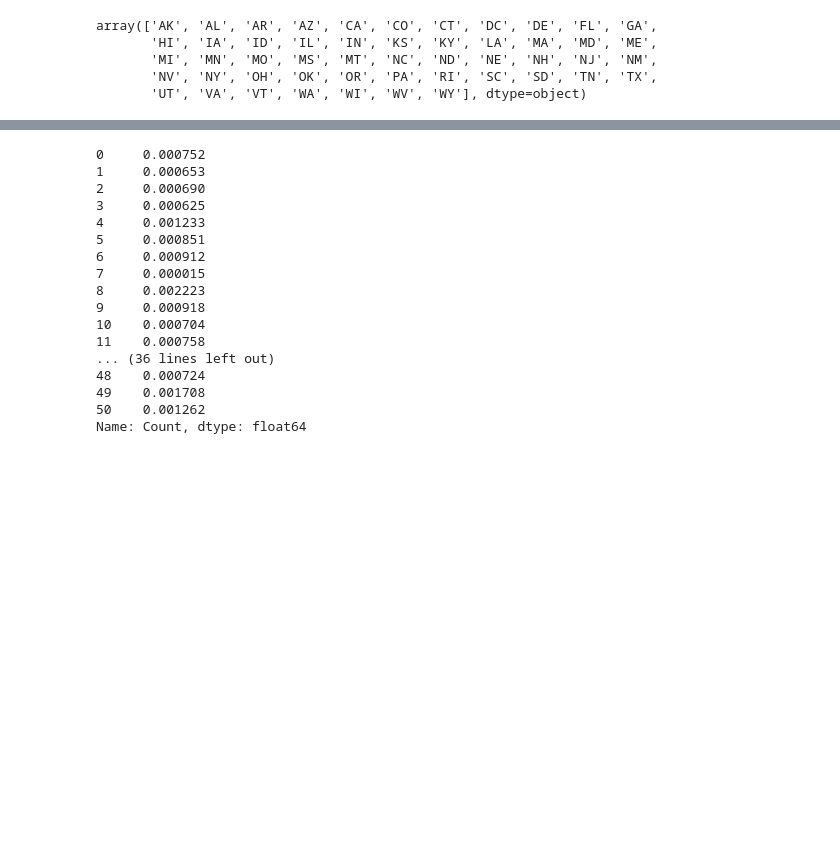
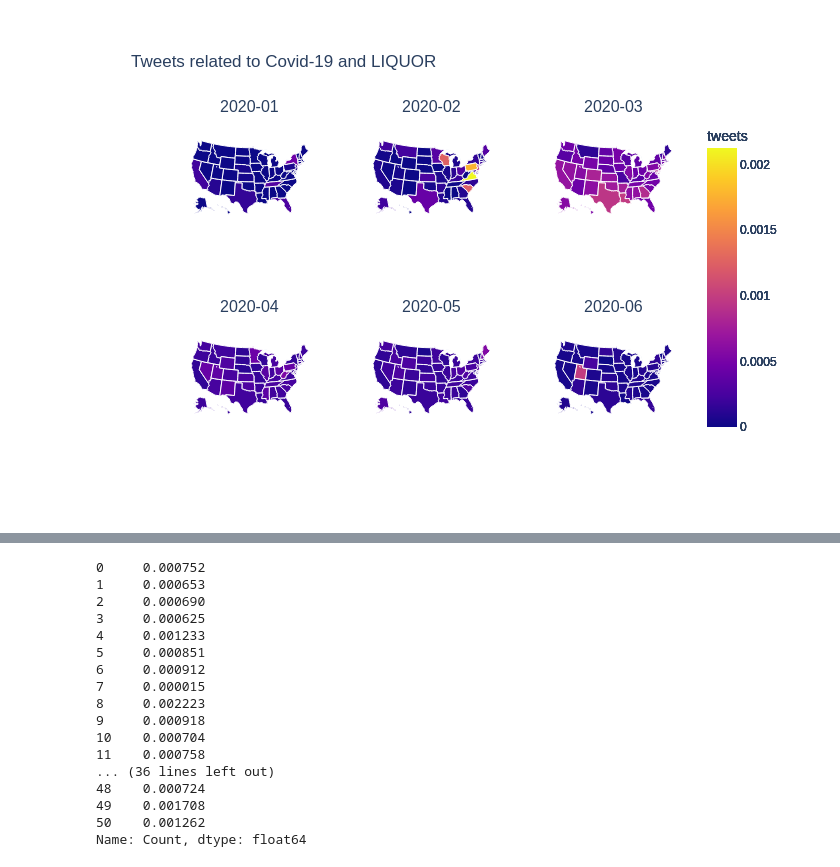
Before and after one commit to JohnOnt/Twitter_Analysis, a Jupyter notebook: choropleth.ipynb, the cells around one changed output, grey strips where cells are left out. Cells and saved outputs as stored; diff of their text form; code cells hidden in the pictures; blank space fills up the shorter version.

Commit message:
Updated Plots

```diff
--- a/choropleth.ipynb
+++ b/choropleth.ipynb
@@ -19,7 +19,7 @@ def fetch_data_kw(kw):
     return df
 
 def fetch_data_cts(date):
-    dir = '/media/johnattan/LaCie/Twitter_Terms/State_Counts/2020-6.csv'
+    dir = '/media/johnattan/LaCie/Twitter_Terms/State_Counts/' + date + '.csv'
     df = pd.read_csv(dir, index_col=None, header=0)
 
     return df
@@ -38,7 +38,6 @@ def collapse_count(df):
     return collapsed_cts
 
 def subset_date(df, date):
-    time_vec = df.created_at.values
     inds = [x[0:7] == date for x in df.created_at.values]
 
     return df[inds]
@@ -54,16 +53,19 @@ def count_by_state(df):
 
     return counts
 
-def plot_choropleth(kw_counts, total_counts, locations, kw='', date=''):
+#def plotty(kw_counts, total_counts, locations, kw='', date=''):
+def plotty(kw, date, renderer = 'png'):
+    state_count = build_dataframe(kw, [date])
 
     fig = go.Figure(data=go.Choropleth(
-        locations=locations, # Spatial coordinates
-        z = kw_counts / total_counts, # Data to be color-coded
+        locations=state_count.State, # Spatial coordinates
+        z = state_count.Count, # Data to be color-coded
         locationmode = 'USA-states', # set of locations match entries in `locations`
-        colorscale = 'Reds',
-        colorbar_title = "Tweet Counts / Tweet Volume",
-        #range_color = [0.005, 0.02],
-        zmin=0.00, zmax=0.001,
+        #colorscale = 'Reds',
+        #colorbar_title = "Tweet Counts / Tweet Volume",
+        zmin = 0,
+        zmax = max(state_count['Count']),
+        colorbar_title = "tweets"
     ))
 
     if kw == '':
@@ -76,7 +78,7 @@ def plot_choropleth(kw_counts, total_counts, locations, kw='', date=''):
             title_text = 'Tweets related to Covid-19 and ' + kw + ' ' + date,
             geo_scope='usa', # limite map scope to USA
         )
-    fig.show()
+    fig.show(renderer = renderer)
     fig.write_image('figures/' + kw + '/' + kw + '-' + date + '.png')
 
 
@@ -100,14 +102,11 @@ def build_dataframe(kw, dates):
 
     return df
 
-def plotty_plots(kw, dates, renderer = 'png'):
+def plotty_plots(kw, dates, renderer = 'png', rows = 2, cols = 3):
     state_count = build_dataframe(kw, dates)
 
     Months = pd.DataFrame({'2020-01': '2020-01', '2020-02': '2020-02', '2020-03': '2020-03',
                            '2020-04': '2020-04', '2020-05': '2020-05', '2020-06': '2020-06'}, index=[0])
-
-    rows = 2
-    cols = 3
 
     fig = make_subplots(
         rows=rows, cols=cols,
@@ -139,12 +138,6 @@ def plotty_plots(kw, dates, renderer = 'png'):
 # %%
 dates = ['2020-01', '2020-02', '2020-03', '2020-04', '2020-05', '2020-06']
 
-plotty_plots('BEER', dates, renderer='firefox')
+plotty_plots('LIQUOR', dates)#, renderer='firefox')
+# %% [output]
+[figure, added]
-# %%
-kws.index.values
-# %% [output]
-array(['AK', 'AL', 'AR', 'AZ', 'CA', 'CO', 'CT', 'DC', 'DE', 'FL', 'GA',
-       'HI', 'IA', 'ID', 'IL', 'IN', 'KS', 'KY', 'LA', 'MA', 'MD', 'ME',
-       'MI', 'MN', 'MO', 'MS', 'MT', 'NC', 'ND', 'NE', 'NH', 'NJ', 'NM',
-       'NV', 'NY', 'OH', 'OK', 'OR', 'PA', 'RI', 'SC', 'SD', 'TN', 'TX',
-       'UT', 'VA', 'VT', 'WA', 'WI', 'WV', 'WY'], dtype=object)
```
Also changed, not shown: parts of 1 cell of this notebook, 50 other files.
